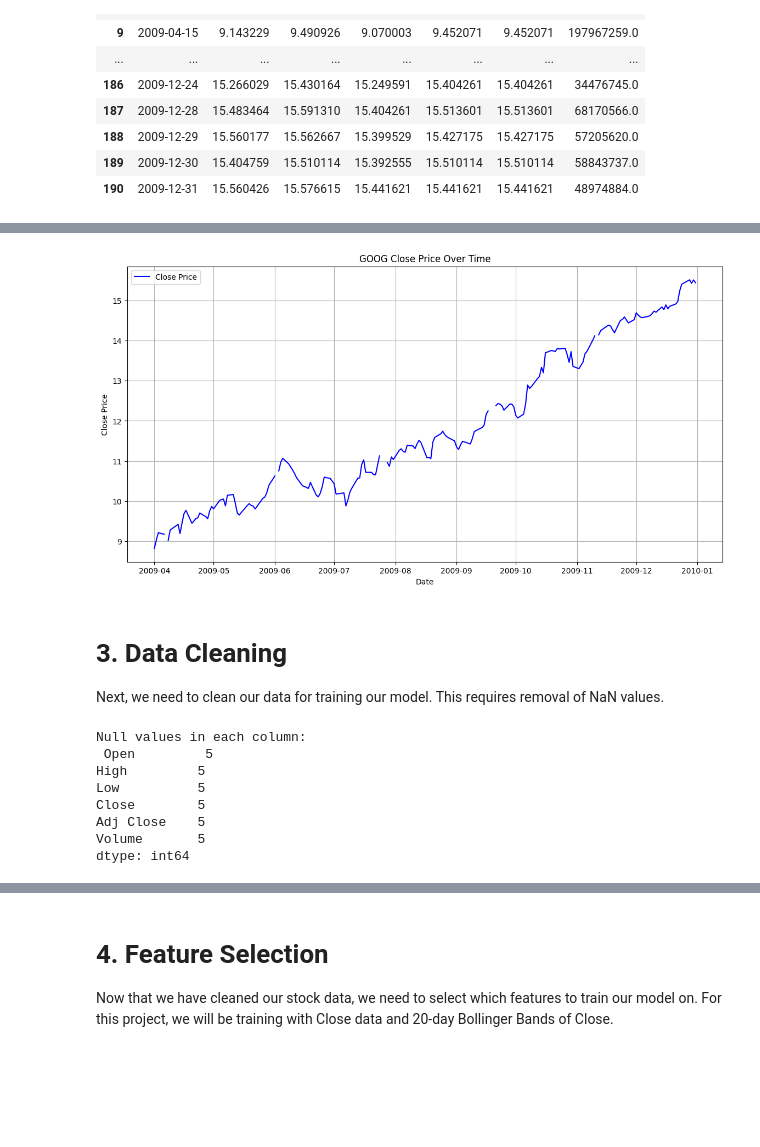
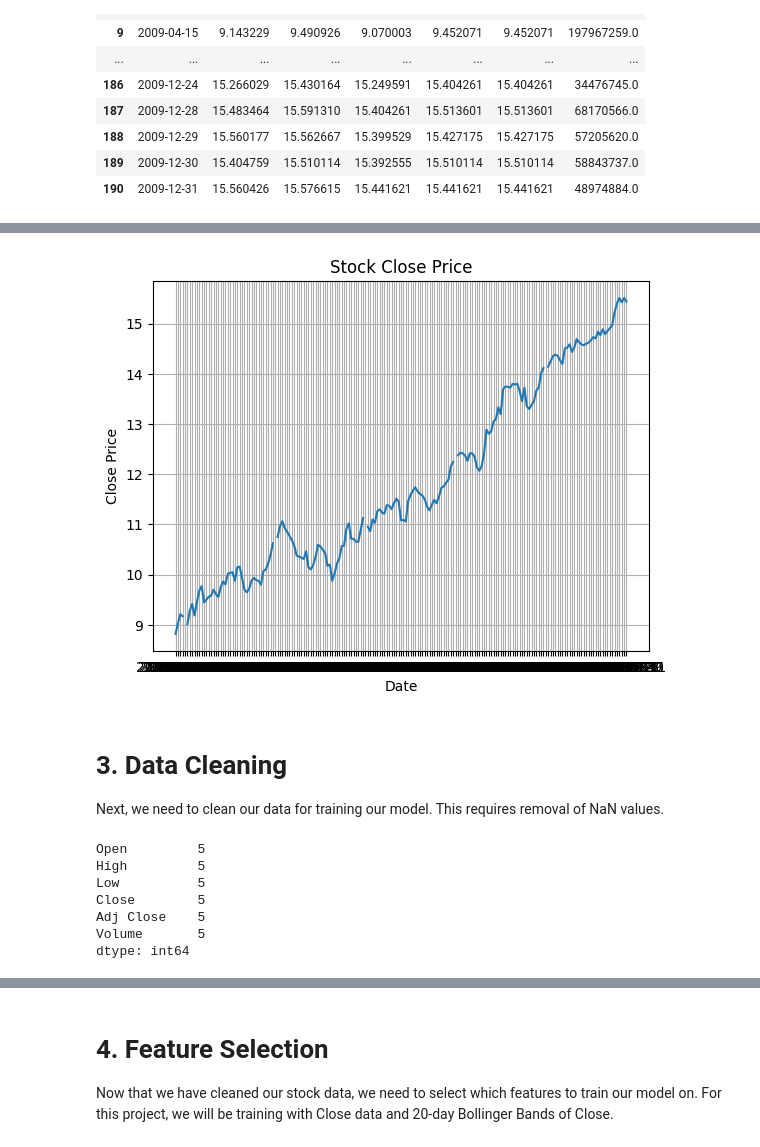
Before and after one commit to bigboy92/fend-matching-game, a Jupyter notebook: project_nb.ipynb, the cells around one changed output, grey strips where cells are left out. Saved outputs shown, nothing was run; the diff lists cells and outputs as text; code cells hidden in the pictures; blank space fills up the shorter version.

```diff
--- a/project_nb.ipynb
+++ b/project_nb.ipynb
@@ -57,6 +57,4 @@ display_df(data)
 | 190 | 2009-12-31 | 15.560426 | 15.576615 | 15.441621 | 15.441621 | 15.441621 | 48974884.0 |
 # %%
 # Index data by Date
-data['Date'] = pd.to_datetime(data['Date'])
 data.set_index('Date', inplace=True)
-display_df(data)
@@ -82,27 +61,21 @@ display_df(data)
 # %%
 # Plot the Close Data
-
-plt.figure(figsize=(14, 7))
-plt.plot(data.index, data['Close'], label='Close Price', color='blue')
-plt.title("GOOG Close Price Over Time")
-plt.xlabel("Date")
-plt.ylabel("Close Price")
-plt.legend()
+plt.plot(data['Close'])
+plt.xlabel('Date')
+plt.ylabel('Close Price')
+plt.title('Stock Close Price')
 plt.grid(True)
 plt.show()
 # %% [output]
-[figure, old version]
+[figure, new version]
 # %% [markdown]
 # 3. Data Cleaning
 Next, we need to clean our data for training our model. This requires removal of NaN values.
 # %%
 # Check for null values
-null_values = data.isnull().sum()
-
-print("Null values in each column:\n", null_values)
+data.isnull().sum()
 # %% [output]
-Null values in each column:
- Open         5
+Open         5
 High         5
 Low          5
 Close        5
```
Also changed, not shown: parts of 25 cells of this notebook.
